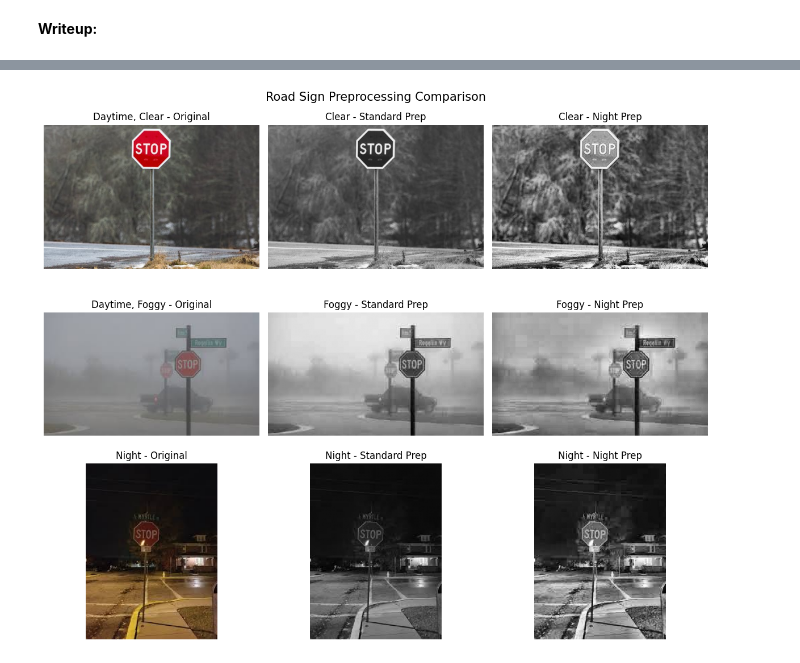
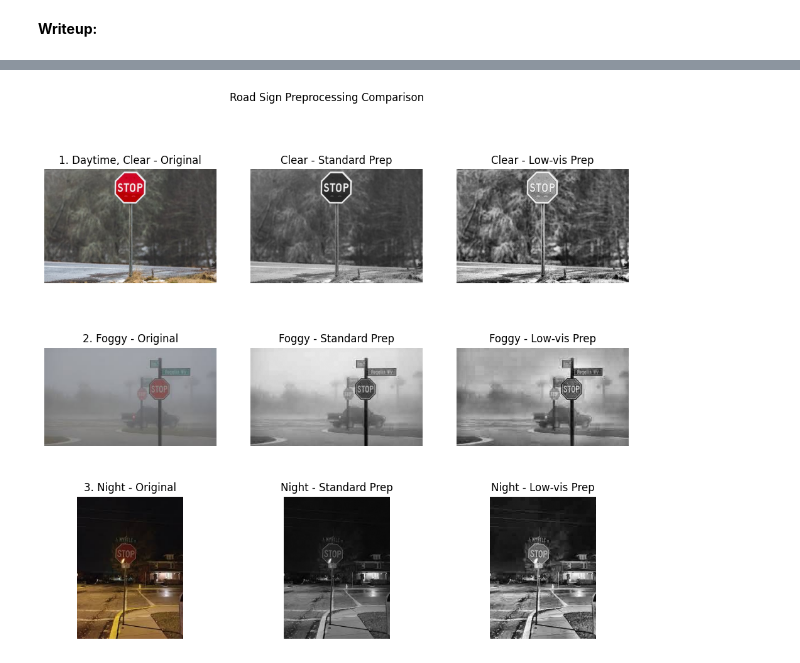
Before and after one commit to sitaraiyer/CS131_release, a Jupyter notebook: spring_2026/project1_release/option_B/option_b_exploration.ipynb, the cells around one changed output, grey strips where cells are left out. Drawn from its saved outputs; the diff is of its cells as text; code cells hidden in the pictures.

```diff
--- a/spring_2026/project1_release/option_B/option_b_exploration.ipynb
+++ b/spring_2026/project1_release/option_B/option_b_exploration.ipynb
@@ -86,25 +86,24 @@ img_stop = io.imread("stop1.jpg")
 
 # FINAL edge detection output
 fig2, axes2 = plt.subplots(3, 3, figsize=(12, 10))
-fig2.suptitle("Road Sign Final Edge Detection Comparison", fontsize=15)
+fig2.suptitle("Road Sign Final Edge Detection Comparison")
 
 # Clear image
-axes2[0, 0].imshow(img_clear); axes2[0, 0].set_title("Daytime, Clear - Original")
+axes2[0, 0].imshow(img_clear); axes2[0, 0].set_title("1. Daytime, Clear - Original")
 axes2[0, 1].imshow(detect_edges(img_clear, False), cmap="gray"); axes2[0, 1].set_title("Clear - Standard Canny")
-axes2[0, 2].imshow(detect_edges(img_clear, True), cmap="gray"); axes2[0, 2].set_title("Clear - Night Canny")
+axes2[0, 2].imshow(detect_edges(img_clear, True), cmap="gray"); axes2[0, 2].set_title("Clear - Low-vis Canny")
 
 # Foggy image
-axes2[1, 0].imshow(img_fog); axes2[1, 0].set_title("Daytime, Foggy - Original")
+axes2[1, 0].imshow(img_fog); axes2[1, 0].set_title("2. Foggy - Original")
 axes2[1, 1].imshow(detect_edges(img_fog, False), cmap="gray"); axes2[1, 1].set_title("Foggy - Standard Canny")
-axes2[1, 2].imshow(detect_edges(img_fog, True), cmap="gray"); axes2[1, 2].set_title("Foggy - Night Canny")
+axes2[1, 2].imshow(detect_edges(img_fog, True), cmap="gray"); axes2[1, 2].set_title("Foggy - Low-vis Canny")
 
 # Night image
-axes2[2, 0].imshow(img_stop); axes2[2, 0].set_title("Night - Original")
+axes2[2, 0].imshow(img_stop); axes2[2, 0].set_title("3. Night - Original")
 axes2[2, 1].imshow(detect_edges(img_stop, False), cmap="gray"); axes2[2, 1].set_title("Night - Standard Canny")
-axes2[2, 2].imshow(detect_edges(img_stop, True), cmap="gray"); axes2[2, 2].set_title("Night - Night Canny")
+axes2[2, 2].imshow(detect_edges(img_stop, True), cmap="gray"); axes2[2, 2].set_title("Night - Low-vis Canny")
 
 for ax in axes2.flat:
     ax.axis("off")
-fig2.tight_layout()
 plt.show()
 # %% [output]
@@ -120,25 +131,24 @@ _You may also add a link to your writeup if that is easier!_
 # %%
 # INTERMEDIATE edge detection (after preprocessing)
 fig1, axes1 = plt.subplots(3, 3, figsize=(12, 10))
-fig1.suptitle("Road Sign Preprocessing Comparison", fontsize=15)
+fig1.suptitle("Road Sign Preprocessing Comparison")
 
 # Clear image
-axes1[0, 0].imshow(img_clear); axes1[0, 0].set_title("Daytime, Clear - Original")
+axes1[0, 0].imshow(img_clear); axes1[0, 0].set_title("1. Daytime, Clear - Original")
 axes1[0, 1].imshow(preprocess(img_clear, False), cmap="gray"); axes1[0, 1].set_title("Clear - Standard Prep")
-axes1[0, 2].imshow(preprocess(img_clear, True), cmap="gray"); axes1[0, 2].set_title("Clear - Night Prep")
+axes1[0, 2].imshow(preprocess(img_clear, True), cmap="gray"); axes1[0, 2].set_title("Clear - Low-vis Prep")
 
 # Foggy image
-axes1[1, 0].imshow(img_fog); axes1[1, 0].set_title("Daytime, Foggy - Original")
+axes1[1, 0].imshow(img_fog); axes1[1, 0].set_title("2. Foggy - Original")
 axes1[1, 1].imshow(preprocess(img_fog, False), cmap="gray"); axes1[1, 1].set_title("Foggy - Standard Prep")
-axes1[1, 2].imshow(preprocess(img_fog, True), cmap="gray"); axes1[1, 2].set_title("Foggy - Night Prep")
+axes1[1, 2].imshow(preprocess(img_fog, True), cmap="gray"); axes1[1, 2].set_title("Foggy - Low-vis Prep")
 
 # Night image
-axes1[2, 0].imshow(img_stop); axes1[2, 0].set_title("Night - Original")
+axes1[2, 0].imshow(img_stop); axes1[2, 0].set_title("3. Night - Original")
 axes1[2, 1].imshow(preprocess(img_stop, False), cmap="gray"); axes1[2, 1].set_title("Night - Standard Prep")
-axes1[2, 2].imshow(preprocess(img_stop, True), cmap="gray"); axes1[2, 2].set_title("Night - Night Prep")
+axes1[2, 2].imshow(preprocess(img_stop, True), cmap="gray"); axes1[2, 2].set_title("Night - Low-vis Prep")
 
 for ax in axes1.flat:
     ax.axis("off")
-fig1.tight_layout()
 # %% [output]
-[figure, old version]
+[figure, new version]
```
Also changed, not shown: parts of 2 cells of this notebook.
